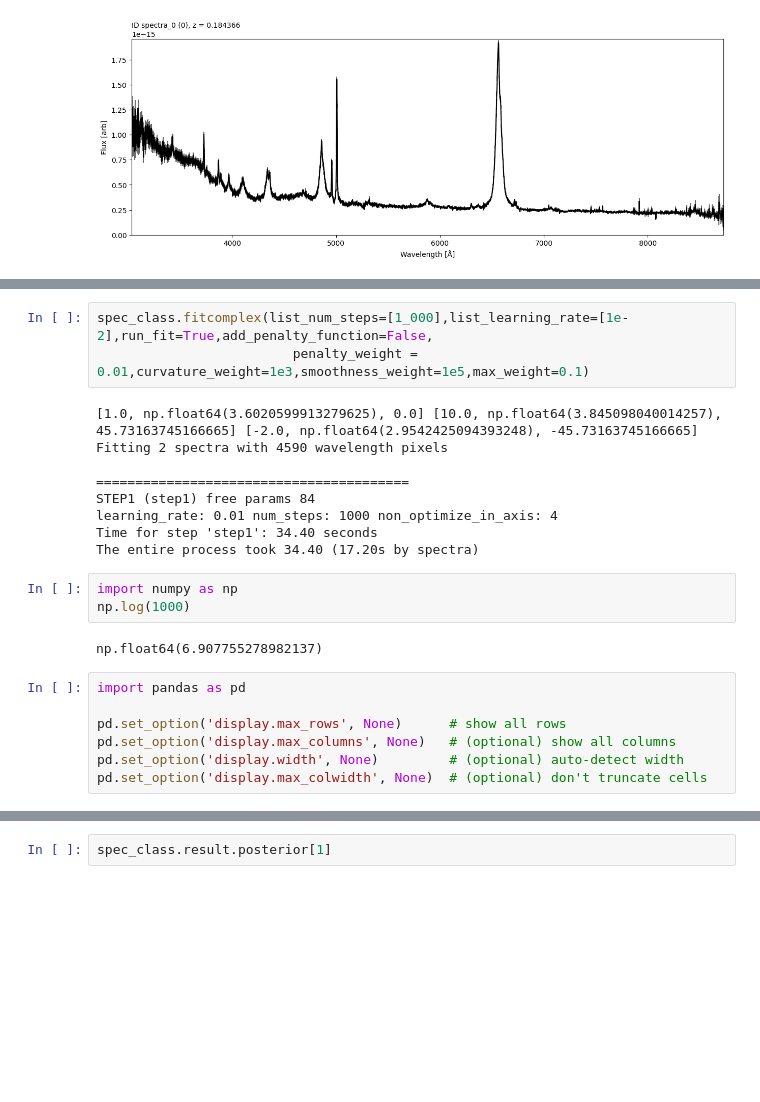
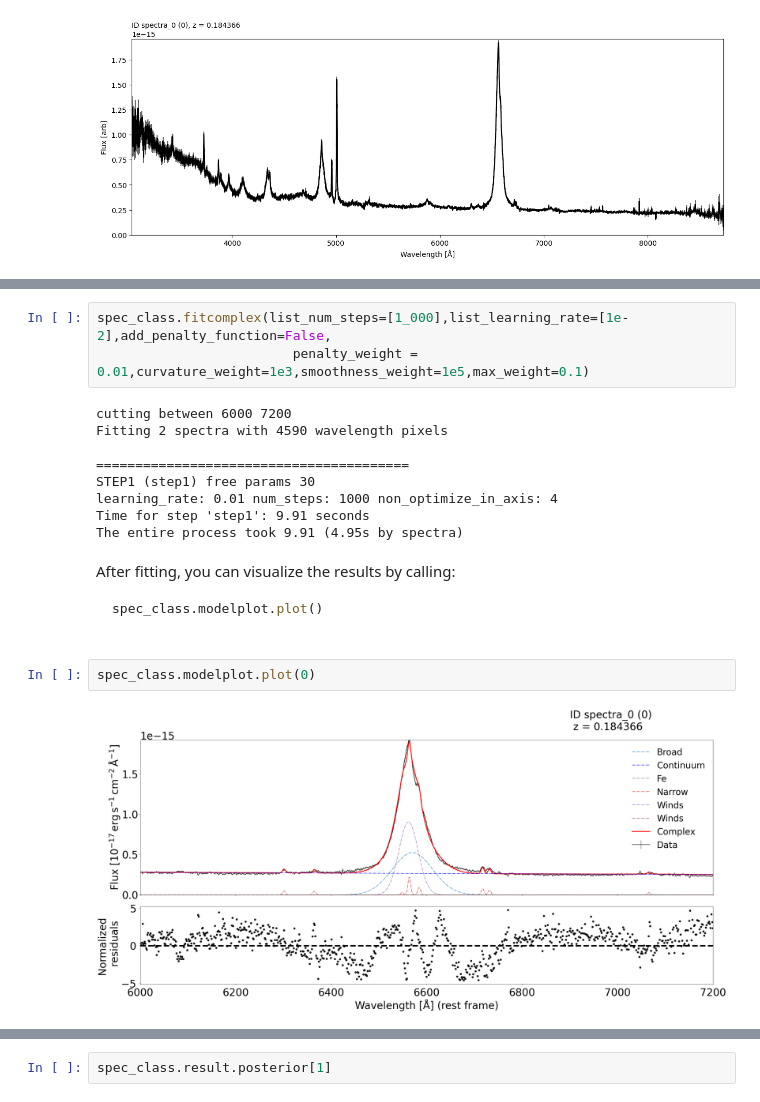
Before and after one commit to felavila/sheap, a Jupyter notebook: tutorials/tutorial_1.ipynb, the cells around one changed output, grey strips where cells are left out. Saved outputs shown, nothing was run; the diff lists cells and outputs as text; blank space fills up the shorter version.

````diff
--- a/tutorials/tutorial_1.ipynb
+++ b/tutorials/tutorial_1.ipynb
@@ -94,25 +90,22 @@ spec_class._plotter.plot()
 # %%
-spec_class.fitcomplex(list_num_steps=[1_000],list_learning_rate=[1e-2],run_fit=True,add_penalty_function=False,
+spec_class.fitcomplex(list_num_steps=[1_000],list_learning_rate=[1e-2],add_penalty_function=False,
                          penalty_weight = 0.01,curvature_weight=1e3,smoothness_weight=1e5,max_weight=0.1)
 # %% [output]
-[1.0, np.float64(3.6020599913279625), 0.0] [10.0, np.float64(3.845098040014257), 45.73163745166665] [-2.0, np.float64(2.9542425094393248), -45.73163745166665]
+cutting between 6000 7200
 Fitting 2 spectra with 4590 wavelength pixels
 
 ========================================
-STEP1 (step1) free params 84
+STEP1 (step1) free params 30
 learning_rate: 0.01 num_steps: 1000 non_optimize_in_axis: 4
-Time for step 'step1': 34.40 seconds
-The entire process took 34.40 (17.20s by spectra)
+Time for step 'step1': 9.91 seconds
+The entire process took 9.91 (4.95s by spectra)
-# %%
-import numpy as np
-np.log(1000)
-# %% [output]
-np.float64(6.907755278982137)
-# %%
-import pandas as pd
-
-pd.set_option('display.max_rows', None)      # show all rows
-pd.set_option('display.max_columns', None)   # (optional) show all columns
-pd.set_option('display.width', None)         # (optional) auto-detect width
-pd.set_option('display.max_colwidth', None)  # (optional) don't truncate cells
+# %% [markdown]
+After fitting, you can visualize the results by calling:
+
+```python
+spec_class.modelplot.plot()
+# %%
+spec_class.modelplot.plot(0)
+# %% [output]
+[figure, added]
 # %%
````
Also changed, not shown: parts of 34 cells of this notebook, 3 other files.
